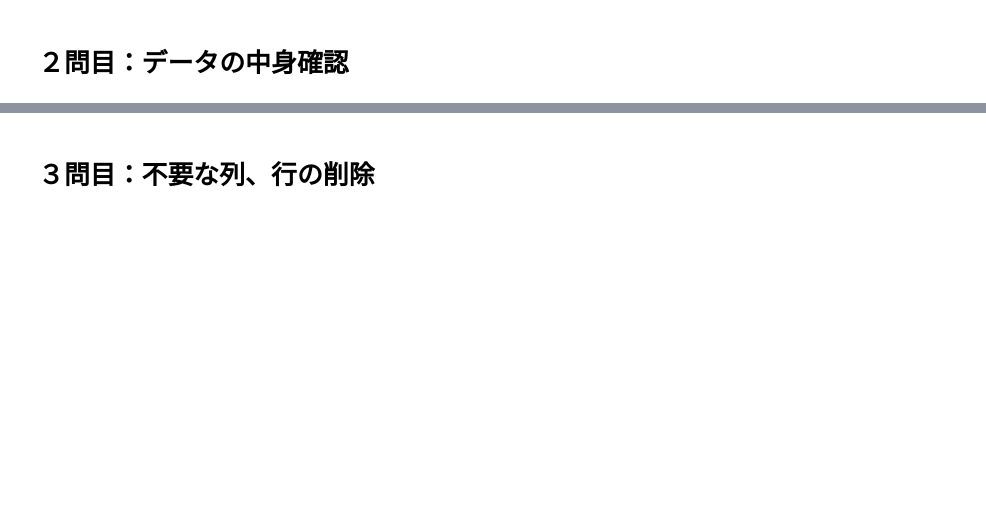
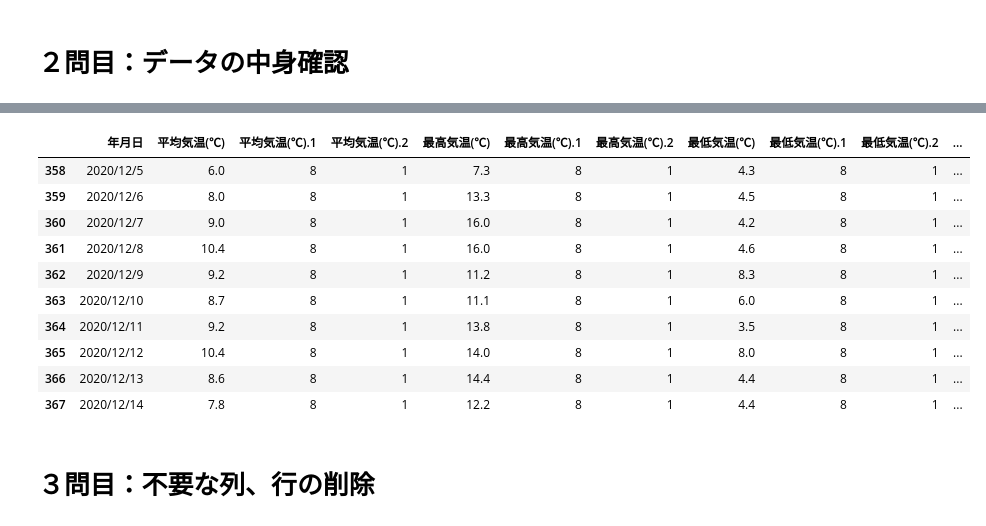
Before and after one commit to costcon/git-practice, a Jupyter notebook: Pandas２０本ノック.ipynb, the cells around one changed output, grey strips where cells are left out. Cells and saved outputs as stored; diff of their text form; code cells hidden in the pictures; blank space fills up the shorter version.

```diff
--- a/Pandas２０本ノック.ipynb
+++ b/Pandas２０本ノック.ipynb
@@ -9,2 +42,16 @@ import pandas as pd
+# %%
+df.tail(10)
+# %% [output]
+|  | 年月日 | 平均気温(℃) | 平均気温(℃).1 | 平均気温(℃).2 | 最高気温(℃) | 最高気温(℃).1 | 最高気温(℃).2 | 最低気温(℃) | 最低気温(℃).1 | 最低気温(℃).2 | ... |
+| 358 | 2020/12/5 | 6.0 | 8 | 1 | 7.3 | 8 | 1 | 4.3 | 8 | 1 | ... |
+| 359 | 2020/12/6 | 8.0 | 8 | 1 | 13.3 | 8 | 1 | 4.5 | 8 | 1 | ... |
+| 360 | 2020/12/7 | 9.0 | 8 | 1 | 16.0 | 8 | 1 | 4.2 | 8 | 1 | ... |
+| 361 | 2020/12/8 | 10.4 | 8 | 1 | 16.0 | 8 | 1 | 4.6 | 8 | 1 | ... |
+| 362 | 2020/12/9 | 9.2 | 8 | 1 | 11.2 | 8 | 1 | 8.3 | 8 | 1 | ... |
+| 363 | 2020/12/10 | 8.7 | 8 | 1 | 11.1 | 8 | 1 | 6.0 | 8 | 1 | ... |
+| 364 | 2020/12/11 | 9.2 | 8 | 1 | 13.8 | 8 | 1 | 3.5 | 8 | 1 | ... |
+| 365 | 2020/12/12 | 10.4 | 8 | 1 | 14.0 | 8 | 1 | 8.0 | 8 | 1 | ... |
+| 366 | 2020/12/13 | 8.6 | 8 | 1 | 14.4 | 8 | 1 | 4.4 | 8 | 1 | ... |
+| 367 | 2020/12/14 | 7.8 | 8 | 1 | 12.2 | 8 | 1 | 4.4 | 8 | 1 | ... |
 # %% [markdown]
 # **３問目：不要な列、行の削除**
```
Also changed, not shown: parts of 71 cells of this notebook.
